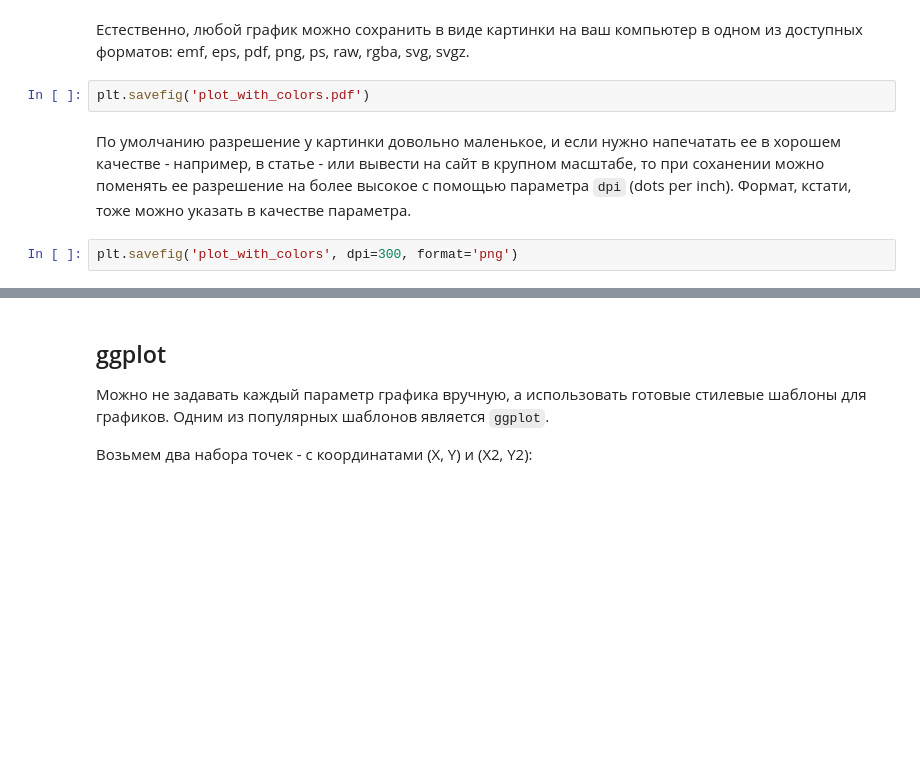
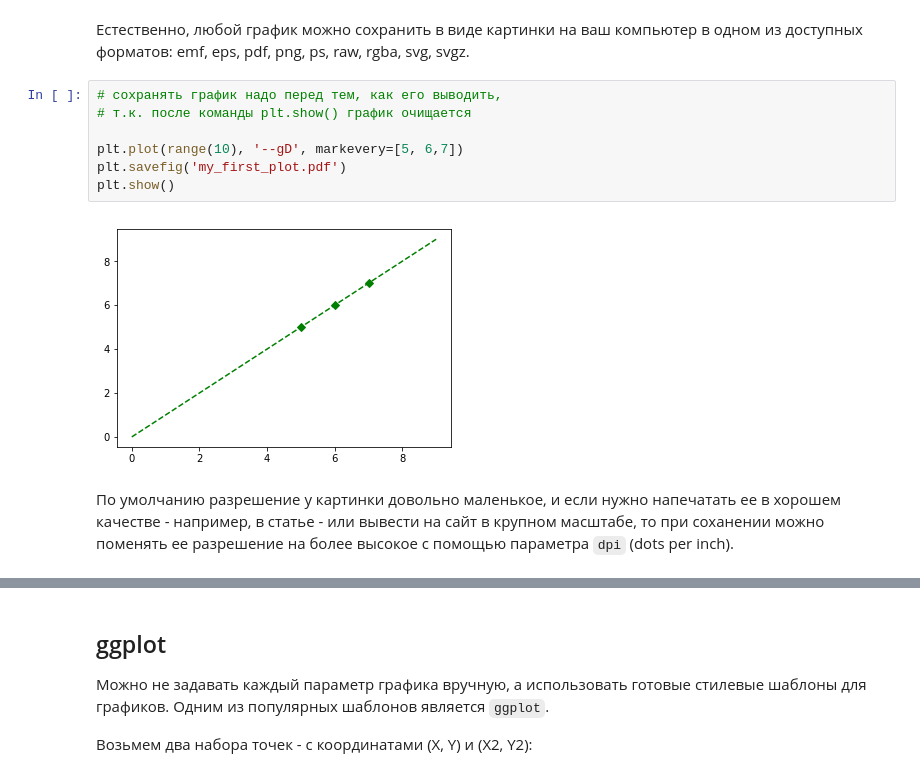
Before and after one commit to ancatmara/python-for-dh, a Jupyter notebook: Classes/13/Matplotlib.ipynb, the cells around one changed output, grey strips where cells are left out. Cells and saved outputs as stored; diff of their text form; blank space fills up the shorter version.

```diff
--- a/Classes/13/Matplotlib.ipynb
+++ b/Classes/13/Matplotlib.ipynb
@@ -136,8 +170,13 @@ plt.plot(range(10), '--gD', markevery=[5, 6,7])
 # %% [markdown]
 Естественно, любой график можно сохранить в виде картинки на ваш компьютер в одном из доступных форматов: emf, eps, pdf, png, ps, raw, rgba, svg, svgz.
-# %%
-plt.savefig('plot_with_colors.pdf')
+# %%
+# сохранять график надо перед тем, как его выводить,
+# т.к. после команды plt.show() график очищается
+
+plt.plot(range(10), '--gD', markevery=[5, 6,7])
+plt.savefig('my_first_plot.pdf')
+plt.show()
+# %% [output]
+[figure, added]
 # %% [markdown]
-По умолчанию разрешение у картинки довольно маленькое, и если нужно напечатать ее в хорошем качестве - например, в статье - или вывести на сайт в крупном масштабе, то при соханении можно поменять ее разрешение на более высокое с помощью параметра `dpi` (dots per inch). Формат, кстати, тоже можно указать в качестве параметра.
+По умолчанию разрешение у картинки довольно маленькое, и если нужно напечатать ее в хорошем качестве - например, в статье - или вывести на сайт в крупном масштабе, то при соханении можно поменять ее разрешение на более высокое с помощью параметра `dpi` (dots per inch).
-# %%
-plt.savefig('plot_with_colors', dpi=300, format='png')
```
Also changed, not shown: parts of 13 cells of this notebook, 5 other files.
